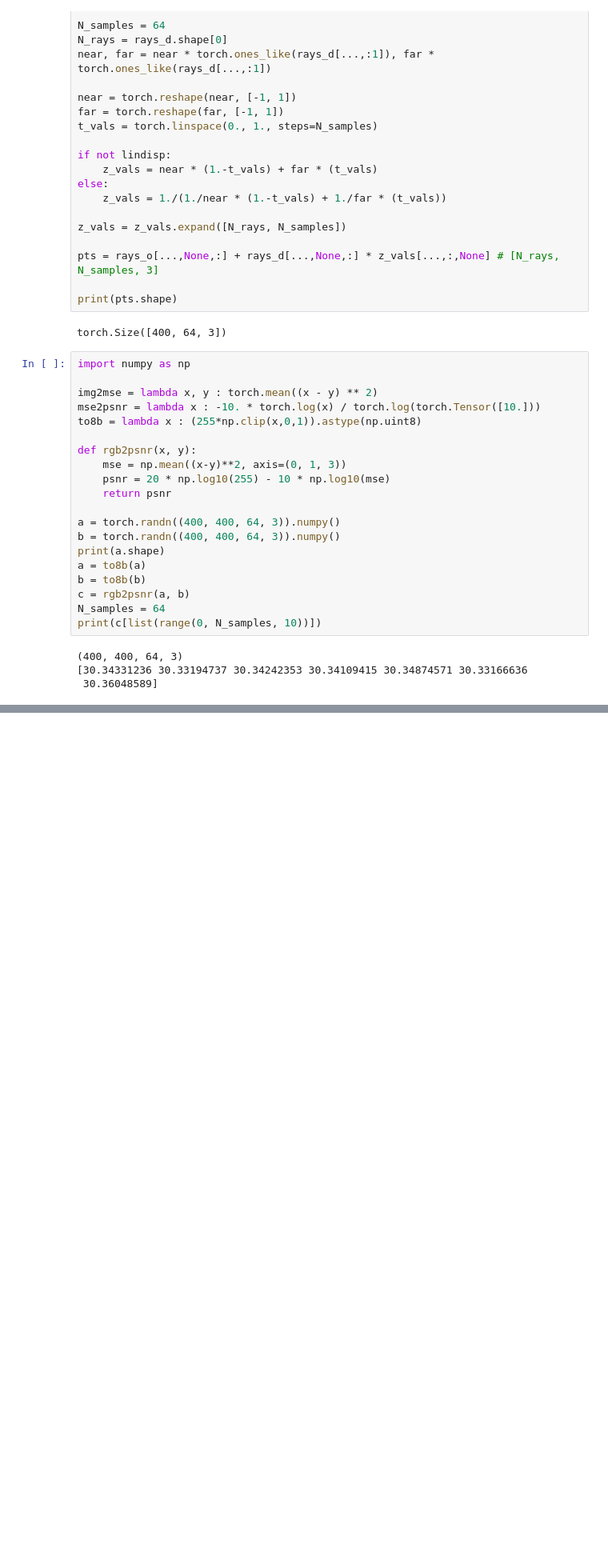
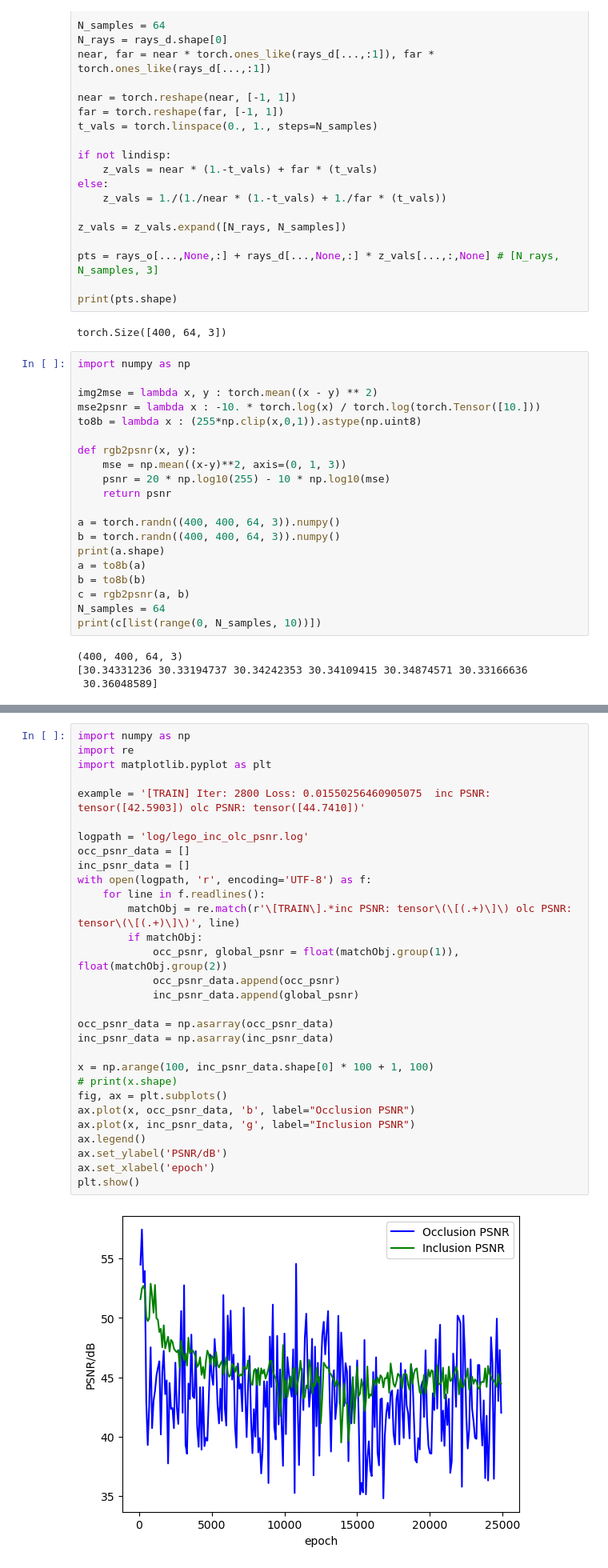
Before and after one commit to Maxime-Tong/NeRF-test, a Jupyter notebook: script.ipynb, the cells around one changed output, grey strips where cells are left out. Shown: that part at 80% size. Cells and saved outputs as stored; diff of their text form; blank space fills up the shorter version.

```diff
--- a/script.ipynb
+++ b/script.ipynb
@@ -178,0 +225,32 @@ get_patch(path2, savepath2)
+# %%
+import numpy as np
+import re
+import matplotlib.pyplot as plt
+
+example = '[TRAIN] Iter: 2800 Loss: 0.01550256460905075  inc PSNR: tensor([42.5903]) olc PSNR: tensor([44.7410])'
+
+logpath = 'log/lego_inc_olc_psnr.log'
+occ_psnr_data = []
+inc_psnr_data = []
+with open(logpath, 'r', encoding='UTF-8') as f:
+    for line in f.readlines():
+        matchObj = re.match(r'\[TRAIN\].*inc PSNR: tensor\(\[(.+)\]\) olc PSNR: tensor\(\[(.+)\]\)', line)
+        if matchObj:
+            occ_psnr, global_psnr = float(matchObj.group(1)), float(matchObj.group(2))
+            occ_psnr_data.append(occ_psnr)
+            inc_psnr_data.append(global_psnr)
+
+occ_psnr_data = np.asarray(occ_psnr_data)
+inc_psnr_data = np.asarray(inc_psnr_data)
+
+x = np.arange(100, inc_psnr_data.shape[0] * 100 + 1, 100)
+# print(x.shape)
+fig, ax = plt.subplots()
+ax.plot(x, occ_psnr_data, 'b', label="Occlusion PSNR")
+ax.plot(x, inc_psnr_data, 'g', label="Inclusion PSNR")
+ax.legend()
+ax.set_ylabel('PSNR/dB')
+ax.set_xlabel('epoch')
+plt.show()
+# %% [output]
+[figure, added]
```
Also changed, not shown: parts of 4 cells of this notebook, 6 other files.
